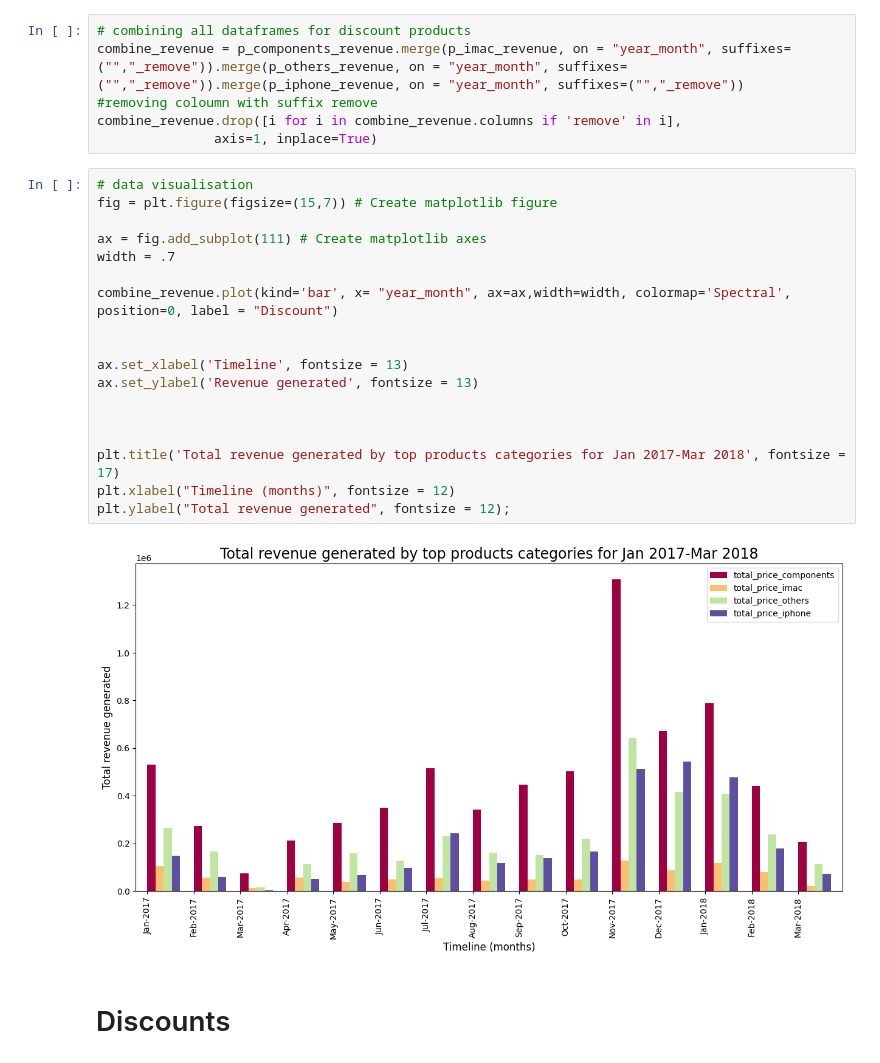
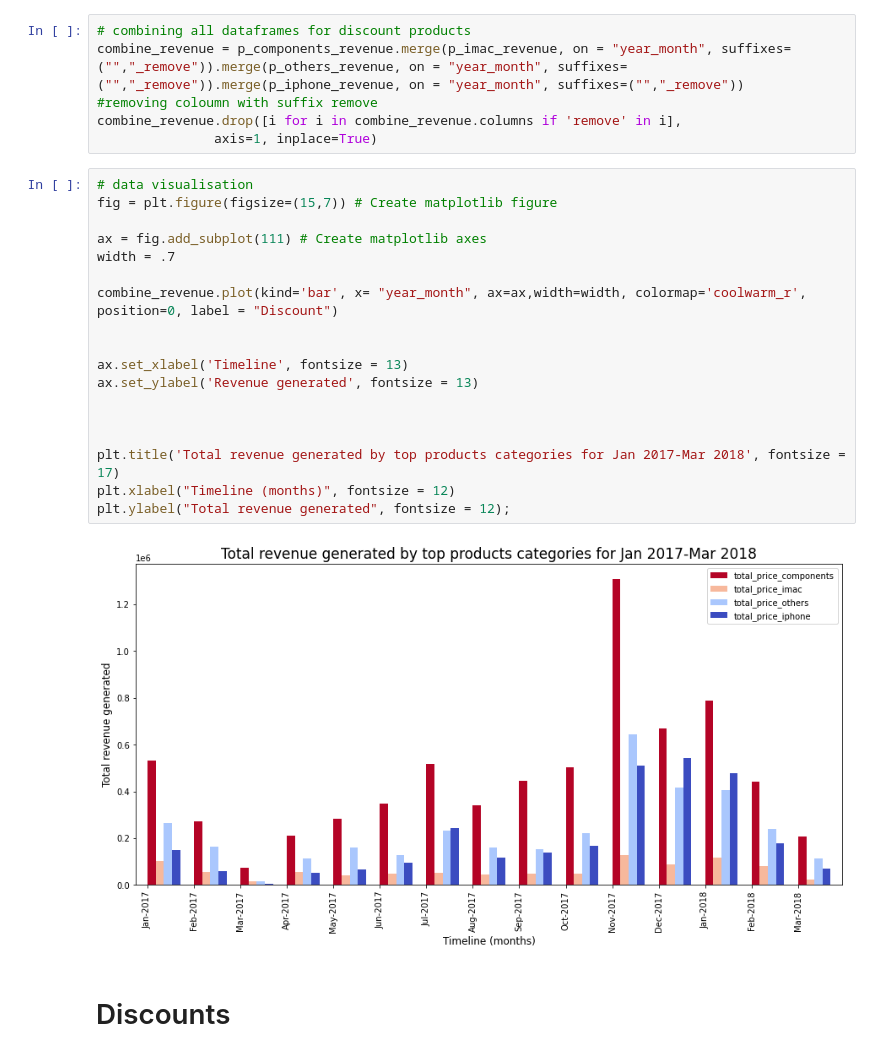
Before and after one commit to tejalsungra/Project_2_eniac_discounts, a Jupyter notebook: project_eniac_discounts.ipynb, the cells around one changed output. Cells and saved outputs as stored; diff of their text form.

```diff
--- a/project_eniac_discounts.ipynb
+++ b/project_eniac_discounts.ipynb
@@ -293,23 +296,23 @@ combine_revenue.drop([i for i in combine_revenue.columns if 'remove' in i],
 # %%
 # data visualisation
 fig = plt.figure(figsize=(15,7)) # Create matplotlib figure
 
 ax = fig.add_subplot(111) # Create matplotlib axes
 width = .7
 
-combine_revenue.plot(kind='bar', x= "year_month", ax=ax,width=width, colormap='Spectral',   position=0, label = "Discount")
+combine_revenue.plot(kind='bar', x= "year_month", ax=ax,width=width, colormap='coolwarm_r',   position=0, label = "Discount")
 
 
 ax.set_xlabel('Timeline', fontsize = 13)
 ax.set_ylabel('Revenue generated', fontsize = 13)
 
 
 
 plt.title('Total revenue generated by top products categories for Jan 2017-Mar 2018', fontsize = 17)
 plt.xlabel("Timeline (months)", fontsize = 12)
 plt.ylabel("Total revenue generated", fontsize = 12);
 # %% [output]
-[figure, old version]
+[figure, new version]
 # %% [markdown]
 # Discounts
 # %% [markdown]
```
Also changed, not shown: parts of 14 cells of this notebook.
